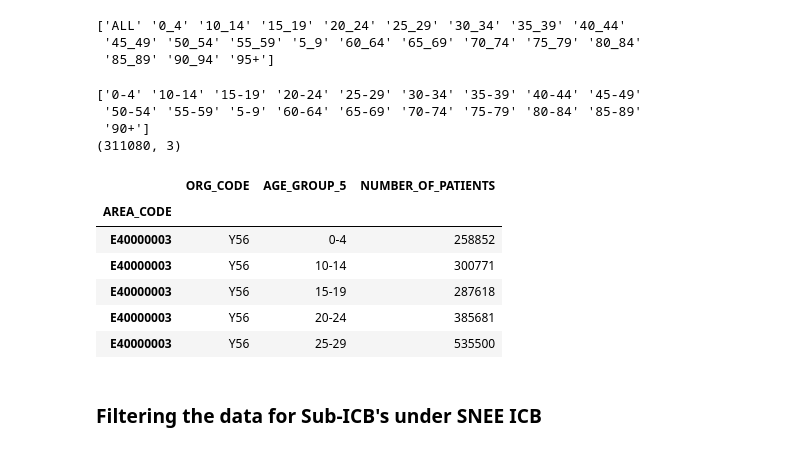
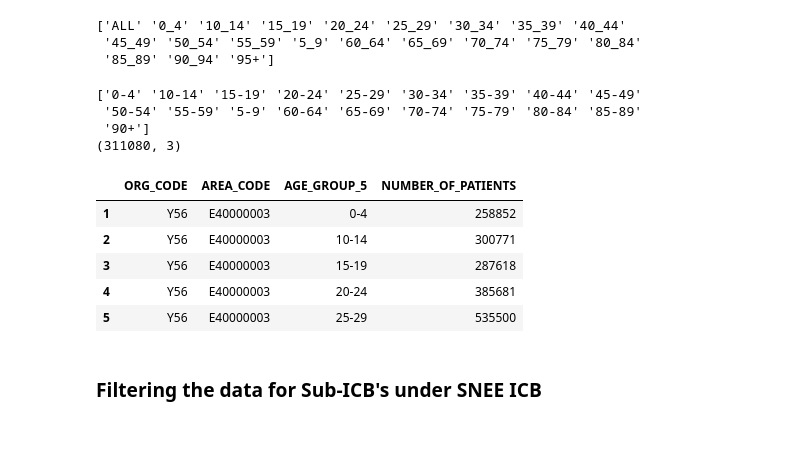
Before and after one commit to SNEE-ICS/PrimaryCareDemandAndCapacity, a Jupyter notebook: notebooks/1c_DemographicPopGrowth.ipynb, the cells around one changed output. Saved outputs shown, nothing was run; the diff lists cells and outputs as text; code cells hidden in the pictures.

```diff
--- a/notebooks/1c_DemographicPopGrowth.ipynb
+++ b/notebooks/1c_DemographicPopGrowth.ipynb
@@ -33,9 +41,7 @@ plot_counter = PlotCounter(name='demographic_pop_growth')
 ## **Loading & Preprocessing the Dataset - 'Patients Registered at a GP practice, October 2023'**
 # %%
 #Loading the Dataset to get data on number of patients from GP List
-gp_patients_reg_catalog_entry = catalog.single_data_sources[6]
-gp_patients_reg = gp_patients_reg_catalog_entry.load()
-print(gp_patients_reg_catalog_entry.zip_file.namelist())
-print(gp_patients_reg.shape)
-gp_patients_reg.head()
+gp_patients_reg_catalog_entry = catalog.get_catalog_entry_by_name(GP_LIST_OCT_2023)
+gp_patients_df = gp_patients_reg_catalog_entry.load()
+gp_patients_df.head()
 # %% [output]
@@ -54,32 +58,43 @@ print(gp_patients_reg['AGE_GROUP_5'].unique())
 ['ALL' '0_4' '10_14' '15_19' '20_24' '25_29' '30_34' '35_39' '40_44'
  '45_49' '50_54' '55_59' '5_9' '60_64' '65_69' '70_74' '75_79' '80_84'
  '85_89' '90_94' '95+']
-# %%
-#Replacing AGE_BANDS values to match the ONS_projection data
-gp_patients_reg['AGE_GROUP_5'] = gp_patients_reg['AGE_GROUP_5'].replace({'90_94':'90+', '95+':'90+', '0_4':'0-4', '5_9':'5-9', '10_14':'10-14', '15_19':'15-19', '20_24':'20-24', '25_29':'25-29',
-                                                                         '30_34':'30-34', '35_39':'35-39', '40_44':'40-44', '45_49':'45-49', '50_54':'50-54', '55_59':'55-59', '60_64':'60-64',
-                                                                         '65_69':'65-69', '70_74':'70-74', '75_79':'75-79', '80_84':'80-84', '85_89':'85-89'})
-
-#Renaming the column name to match with ONS projection data
-gp_patients_reg = gp_patients_reg.rename(columns={'ONS_CODE':'AREA_CODE'})
-
-#Dropping unused columns and rows corrsponding to 'ALL' for AGE_GROUP_5
-gp_patients_reg = gp_patients_reg.loc[gp_patients_reg['AGE_GROUP_5']!='ALL'].drop(columns=['PUBLICATION','EXTRACT_DATE','ORG_TYPE','POSTCODE','SEX']).set_index('AREA_CODE')
-
-print(gp_patients_reg['AGE_GROUP_5'].unique())
-print(gp_patients_reg.shape)
-gp_patients_reg.head()
-# %% [output]
-['0-4' '10-14' '15-19' '20-24' '25-29' '30-34' '35-39' '40-44' '45-49'
- '50-54' '55-59' '5-9' '60-64' '65-69' '70-74' '75-79' '80-84' '85-89'
- '90+']
-(311080, 3)
-|  | ORG_CODE | AGE_GROUP_5 | NUMBER_OF_PATIENTS |
-| AREA_CODE |  |  |  |
-| E40000003 | Y56 | 0-4 | 258852 |
-| E40000003 | Y56 | 10-14 | 300771 |
-| E40000003 | Y56 | 15-19 | 287618 |
-| E40000003 | Y56 | 20-24 | 385681 |
-| E40000003 | Y56 | 25-29 | 535500 |
+# %%
+#Replacing AGE_BANDS values to match the ONS_projection data
+def rename_gp_list_age_bands_and_columns(df):
+    df_ = df.copy()
+    # replace these specific cases
+    df_['AGE_GROUP_5'] = df_['AGE_GROUP_5'].replace({'90_94':'90+', '95+':'90+'})
+    # change _ to - for consistency with ONS projections
+    df_['AGE_GROUP_5'] = df_['AGE_GROUP_5'].str.replace('_','-')
+    #Renaming the column name to match with ONS projection data
+    df_ = df_.rename(columns={'ONS_CODE':'AREA_CODE'})
+    return df_
+
+def filter_gp_list_and_drop_unused_columns(df):
+    df_ = df.copy()
+    # Dropping unused columns and rows corrsponding to 'ALL' for AGE_GROUP_5
+    df_ = df_.loc[df_['AGE_GROUP_5']!='ALL']
+    # this is due to the 'ALL' row being a sum of all the other rows, the 'SEX' == ALL row are also dropped
+    df_ = df_.drop(columns=['PUBLICATION','EXTRACT_DATE','ORG_TYPE','POSTCODE','SEX'])
+    # set to ONS area code as index
+    df = df_.set_index('AREA_CODE')
+    return df_
+
+gp_patients_df = (gp_patients_df
+                  .pipe(rename_gp_list_age_bands_and_columns)
+                  .pipe(filter_gp_list_and_drop_unused_columns))
+
+gp_patients_df.head()
+# %% [output]
+['0-4' '10-14' '15-19' '20-24' '25-29' '30-34' '35-39' '40-44' '45-49'
+ '50-54' '55-59' '5-9' '60-64' '65-69' '70-74' '75-79' '80-84' '85-89'
+ '90+']
+(311080, 3)
+|  | ORG_CODE | AREA_CODE | AGE_GROUP_5 | NUMBER_OF_PATIENTS |
+| 1 | Y56 | E40000003 | 0-4 | 258852 |
+| 2 | Y56 | E40000003 | 10-14 | 300771 |
+| 3 | Y56 | E40000003 | 15-19 | 287618 |
+| 4 | Y56 | E40000003 | 20-24 | 385681 |
+| 5 | Y56 | E40000003 | 25-29 | 535500 |
 # %% [markdown]
 ### **Filtering the data for Sub-ICB's under SNEE ICB**
```
Also changed, not shown: parts of 18 cells of this notebook, 2 other files.
